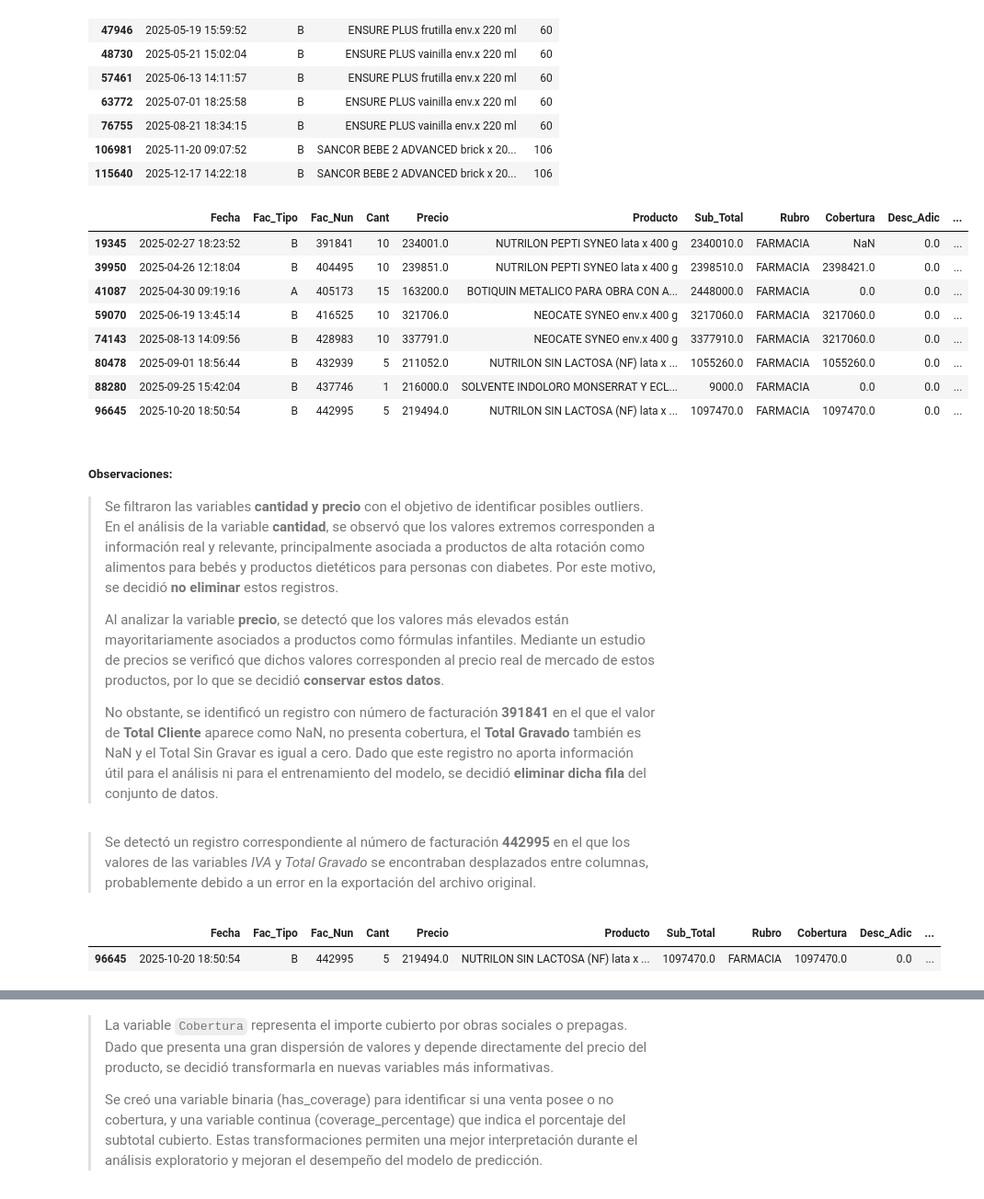
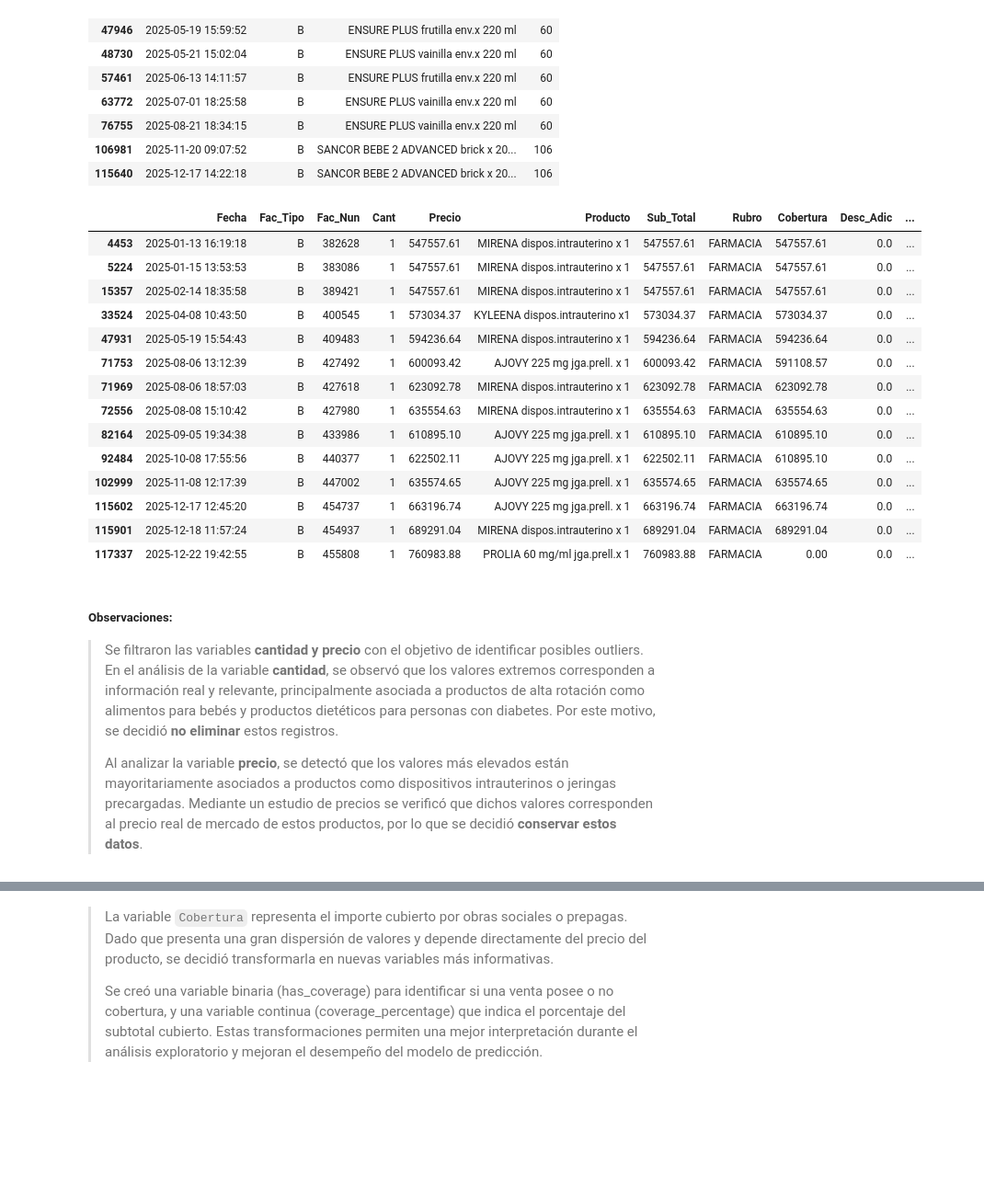
Before and after one commit to 4GeeksAcademy/sp-ml-20-final-project-g2, a Jupyter notebook: src/eda-ineta.ipynb, the cells around one changed output, grey strips where cells are left out. Shown at 92% size. Drawn from its saved outputs; the diff is of its cells as text; code cells hidden in the pictures; blank space fills up the shorter version.

Commit message:
[eda] wip: variable producto

```diff
--- a/src/eda-ineta.ipynb
+++ b/src/eda-ineta.ipynb
@@ -380,7 +383,11 @@ categorical_variables
 117398 rows × 11 columns
 # %%
 columns_to_numeric = ['Precio', 'Sub_Total', 'Cobertura', 'Desc_Adic', 'Total_Cliente', 'IVA', 'Total_Gravado', 'Total_sin_Gravar']
-df[columns_to_numeric] = df[columns_to_numeric].apply(pd.to_numeric, errors='coerce')
+
+for col in columns_to_numeric:
+    df[col] = (df[col].astype(str)
+                      .str.replace(',', '.')
+                      .astype(float))
 # %%
 df.dtypes
 # %% [output]
@@ -854,6 +786,8 @@ def assign_category(name):
             if word in name:
                 return category
     return 'Otros'
+
+df['groups'] = df['Producto'].apply(assign_category)
 # %%
 mask = df['groups'].isin(['Otros', 'Unknown'])
 # %%
@@ -987,21 +915,25 @@ df.loc[df['Cant'] > 50, ['Fecha', 'Fac_Tipo', 'Producto', 'Cant']]
 | 106981 | 2025-11-20 09:07:52 | B | SANCOR BEBE 2 ADVANCED brick x 20... | 106 |
 | 115640 | 2025-12-17 14:22:18 | B | SANCOR BEBE 2 ADVANCED brick x 20... | 106 |
 # %%
-df.loc[df['Precio'] > 150000]
+df.loc[df['Precio'] > 500000]
 # %% [output]
 |  | Fecha | Fac_Tipo | Fac_Nun | Cant | Precio | Producto | Sub_Total | Rubro | Cobertura | Desc_Adic | ... |
-| 19345 | 2025-02-27 18:23:52 | B | 391841 | 10 | 234001.0 | NUTRILON PEPTI SYNEO lata x 400 g | 2340010.0 | FARMACIA | NaN | 0.0 | ... |
-| 39950 | 2025-04-26 12:18:04 | B | 404495 | 10 | 239851.0 | NUTRILON PEPTI SYNEO lata x 400 g | 2398510.0 | FARMACIA | 2398421.0 | 0.0 | ... |
-| 41087 | 2025-04-30 09:19:16 | A | 405173 | 15 | 163200.0 | BOTIQUIN METALICO PARA OBRA CON A... | 2448000.0 | FARMACIA | 0.0 | 0.0 | ... |
-| 59070 | 2025-06-19 13:45:14 | B | 416525 | 10 | 321706.0 | NEOCATE SYNEO env.x 400 g | 3217060.0 | FARMACIA | 3217060.0 | 0.0 | ... |
-| 74143 | 2025-08-13 14:09:56 | B | 428983 | 10 | 337791.0 | NEOCATE SYNEO env.x 400 g | 3377910.0 | FARMACIA | 3217060.0 | 0.0 | ... |
-| 80478 | 2025-09-01 18:56:44 | B | 432939 | 5 | 211052.0 | NUTRILON SIN LACTOSA (NF) lata x ... | 1055260.0 | FARMACIA | 1055260.0 | 0.0 | ... |
-| 88280 | 2025-09-25 15:42:04 | B | 437746 | 1 | 216000.0 | SOLVENTE INDOLORO MONSERRAT Y ECL... | 9000.0 | FARMACIA | 0.0 | 0.0 | ... |
-| 96645 | 2025-10-20 18:50:54 | B | 442995 | 5 | 219494.0 | NUTRILON SIN LACTOSA (NF) lata x ... | 1097470.0 | FARMACIA | 1097470.0 | 0.0 | ... |
+| 4453 | 2025-01-13 16:19:18 | B | 382628 | 1 | 547557.61 | MIRENA dispos.intrauterino x 1 | 547557.61 | FARMACIA | 547557.61 | 0.0 | ... |
+| 5224 | 2025-01-15 13:53:53 | B | 383086 | 1 | 547557.61 | MIRENA dispos.intrauterino x 1 | 547557.61 | FARMACIA | 547557.61 | 0.0 | ... |
+| 15357 | 2025-02-14 18:35:58 | B | 389421 | 1 | 547557.61 | MIRENA dispos.intrauterino x 1 | 547557.61 | FARMACIA | 547557.61 | 0.0 | ... |
+| 33524 | 2025-04-08 10:43:50 | B | 400545 | 1 | 573034.37 | KYLEENA dispos.intrauterino x1 | 573034.37 | FARMACIA | 573034.37 | 0.0 | ... |
+| 47931 | 2025-05-19 15:54:43 | B | 409483 | 1 | 594236.64 | MIRENA dispos.intrauterino x 1 | 594236.64 | FARMACIA | 594236.64 | 0.0 | ... |
+| 71753 | 2025-08-06 13:12:39 | B | 427492 | 1 | 600093.42 | AJOVY 225 mg jga.prell. x 1 | 600093.42 | FARMACIA | 591108.57 | 0.0 | ... |
+| 71969 | 2025-08-06 18:57:03 | B | 427618 | 1 | 623092.78 | MIRENA dispos.intrauterino x 1 | 623092.78 | FARMACIA | 623092.78 | 0.0 | ... |
+| 72556 | 2025-08-08 15:10:42 | B | 427980 | 1 | 635554.63 | MIRENA dispos.intrauterino x 1 | 635554.63 | FARMACIA | 635554.63 | 0.0 | ... |
+| 82164 | 2025-09-05 19:34:38 | B | 433986 | 1 | 610895.10 | AJOVY 225 mg jga.prell. x 1 | 610895.10 | FARMACIA | 610895.10 | 0.0 | ... |
+| 92484 | 2025-10-08 17:55:56 | B | 440377 | 1 | 622502.11 | AJOVY 225 mg jga.prell. x 1 | 622502.11 | FARMACIA | 610895.10 | 0.0 | ... |
+| 102999 | 2025-11-08 12:17:39 | B | 447002 | 1 | 635574.65 | AJOVY 225 mg jga.prell. x 1 | 635574.65 | FARMACIA | 635574.65 | 0.0 | ... |
+| 115602 | 2025-12-17 12:45:20 | B | 454737 | 1 | 663196.74 | AJOVY 225 mg jga.prell. x 1 | 663196.74 | FARMACIA | 663196.74 | 0.0 | ... |
+| 115901 | 2025-12-18 11:57:24 | B | 454937 | 1 | 689291.04 | MIRENA dispos.intrauterino x 1 | 689291.04 | FARMACIA | 689291.04 | 0.0 | ... |
+| 117337 | 2025-12-22 19:42:55 | B | 455808 | 1 | 760983.88 | PROLIA 60 mg/ml jga.prell.x 1 | 760983.88 | FARMACIA | 0.00 | 0.0 | ... |
 # %% [markdown]
 ##### Observaciones:
 > Se filtraron las variables **cantidad y precio** con el objetivo de identificar posibles outliers. En el análisis de la variable **cantidad**, se observó que los valores extremos corresponden a información real y relevante, principalmente asociada a productos de alta rotación como alimentos para bebés y productos dietéticos para personas con diabetes. Por este motivo, se decidió **no eliminar** estos registros.
 >
-> Al analizar la variable **precio**, se detectó que los valores más elevados están mayoritariamente asociados a productos como fórmulas infantiles. Mediante un estudio de precios se verificó que dichos valores corresponden al precio real de mercado de estos productos, por lo que se decidió **conservar estos datos**.
->
-> No obstante, se identificó un registro con número de facturación **391841** en el que el valor de **Total Cliente** aparece como NaN, no presenta cobertura, el **Total Gravado** también es NaN y el Total Sin Gravar es igual a cero. Dado que este registro no aporta información útil para el análisis ni para el entrenamiento del modelo, se decidió **eliminar dicha fila** del conjunto de datos.
+> Al analizar la variable **precio**, se detectó que los valores más elevados están mayoritariamente asociados a productos como dispositivos intrauterinos o jeringas precargadas. Mediante un estudio de precios se verificó que dichos valores corresponden al precio real de mercado de estos productos, por lo que se decidió **conservar estos datos**.
@@ -1011,9 +939,0 @@ df = df[df['Fac_Nun'] != 391841]
-# %% [markdown]
-> Se detectó un registro correspondiente al número de facturación **442995** en el que los valores de las variables *IVA* y *Total Gravado* se encontraban desplazados entre columnas, probablemente debido a un error en la exportación del archivo original.
-# %%
-# Identify the row
-mask = df['Fac_Nun'] == 442995
-df.loc[mask]
-# %% [output]
-|  | Fecha | Fac_Tipo | Fac_Nun | Cant | Precio | Producto | Sub_Total | Rubro | Cobertura | Desc_Adic | ... |
-| 96645 | 2025-10-20 18:50:54 | B | 442995 | 5 | 219494.0 | NUTRILON SIN LACTOSA (NF) lata x ... | 1097470.0 | FARMACIA | 1097470.0 | 0.0 | ... |
```
Also changed, not shown: parts of 49 cells of this notebook.
